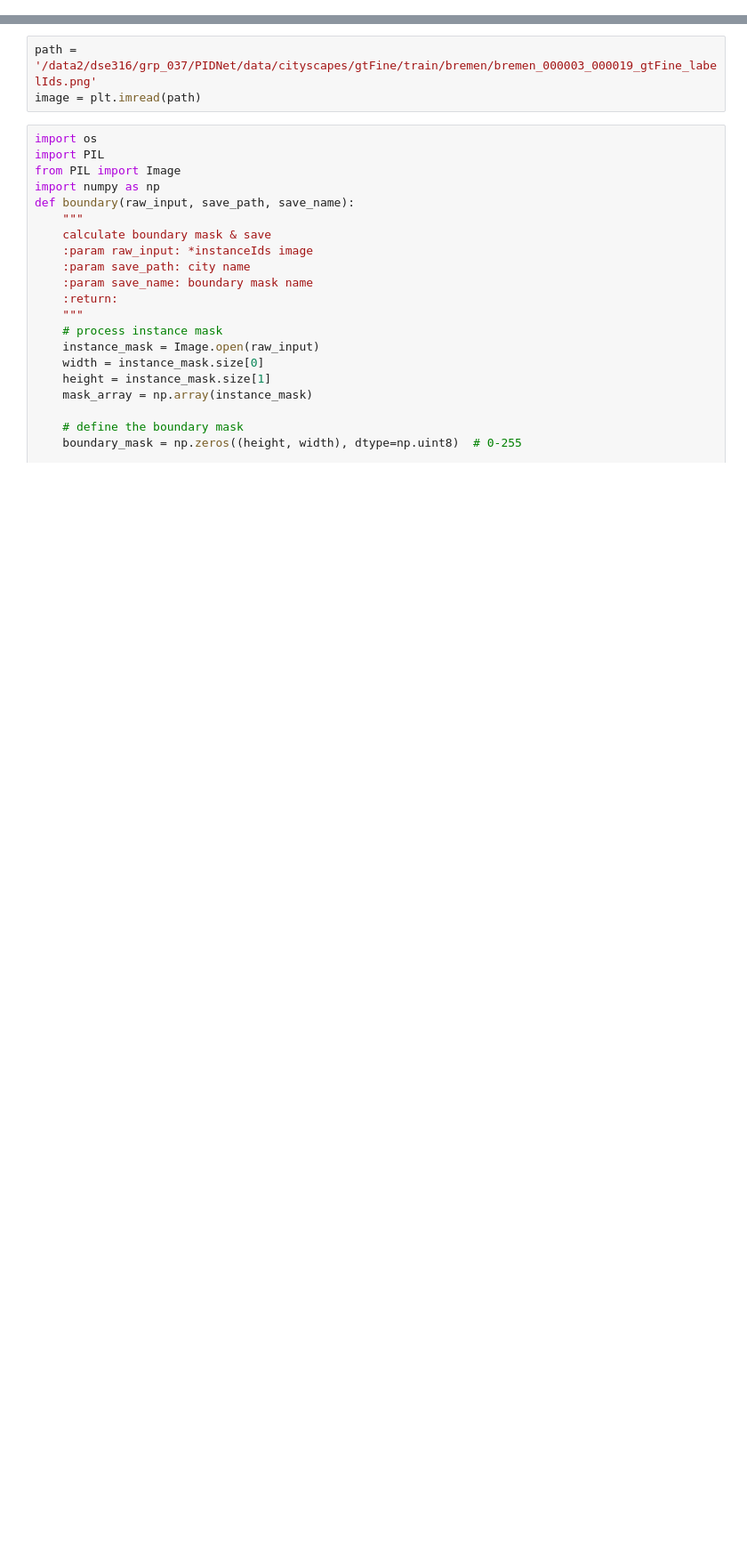
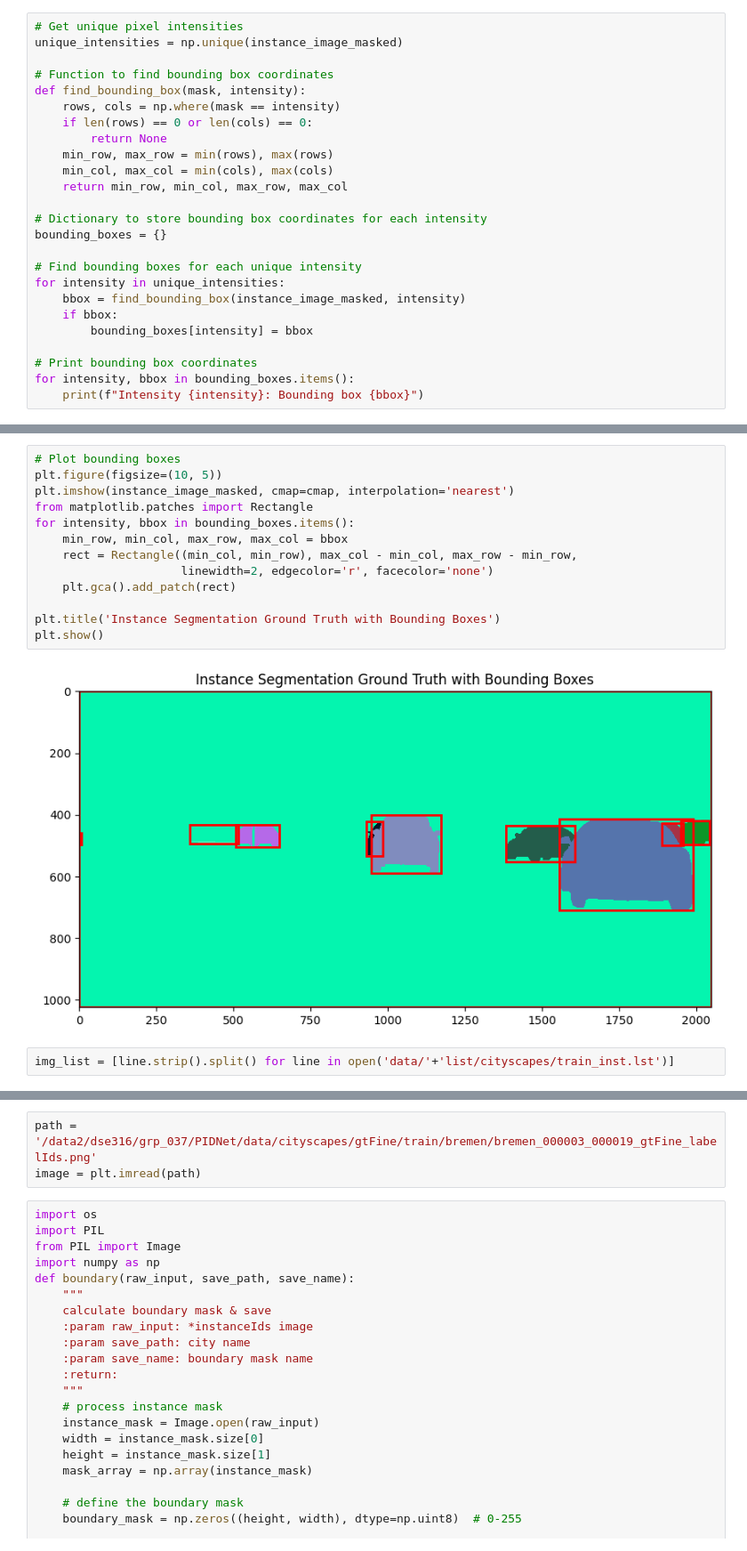
Before and after one commit to karthiknambiar29/PIDNet, a Jupyter notebook: test_.ipynb, the cells around one changed output, grey strips where cells are left out. Shown at 89% size. Drawn from its saved outputs; the diff is of its cells as text; blank space fills up the shorter version.

```diff
--- a/test_.ipynb
+++ b/test_.ipynb
@@ -3,0 +44,25 @@ import numpy as np
+# %%
+# Get unique pixel intensities
+unique_intensities = np.unique(instance_image_masked)
+
+# Function to find bounding box coordinates
+def find_bounding_box(mask, intensity):
+    rows, cols = np.where(mask == intensity)
+    if len(rows) == 0 or len(cols) == 0:
+        return None
+    min_row, max_row = min(rows), max(rows)
+    min_col, max_col = min(cols), max(cols)
+    return min_row, min_col, max_row, max_col
+
+# Dictionary to store bounding box coordinates for each intensity
+bounding_boxes = {}
+
+# Find bounding boxes for each unique intensity
+for intensity in unique_intensities:
+    bbox = find_bounding_box(instance_image_masked, intensity)
+    if bbox:
+        bounding_boxes[intensity] = bbox
+
+# Print bounding box coordinates
+for intensity, bbox in bounding_boxes.items():
+    print(f"Intensity {intensity}: Bounding box {bbox}")
@@ -3,0 +80,17 @@ import numpy as np
+# %%
+# Plot bounding boxes
+plt.figure(figsize=(10, 5))
+plt.imshow(instance_image_masked, cmap=cmap, interpolation='nearest')
+from matplotlib.patches import Rectangle
+for intensity, bbox in bounding_boxes.items():
+    min_row, min_col, max_row, max_col = bbox
+    rect = Rectangle((min_col, min_row), max_col - min_col, max_row - min_row,
+                     linewidth=2, edgecolor='r', facecolor='none')
+    plt.gca().add_patch(rect)
+
+plt.title('Instance Segmentation Ground Truth with Bounding Boxes')
+plt.show()
+# %% [output]
+[figure, added]
+# %%
+img_list = [line.strip().split() for line in open('data/'+'list/cityscapes/train_inst.lst')]
```
Also changed, not shown: parts of 10 cells of this notebook, 10 other files.
